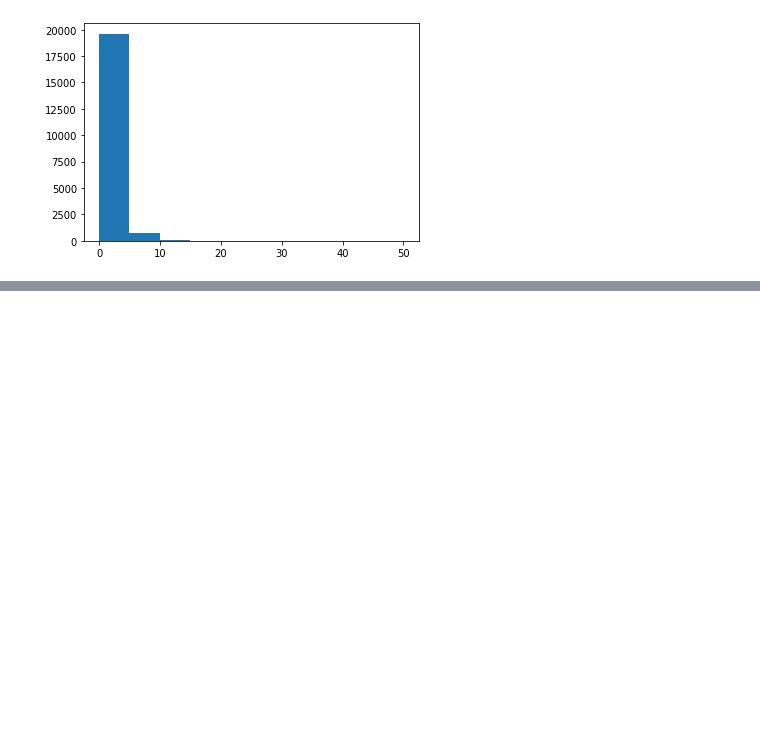
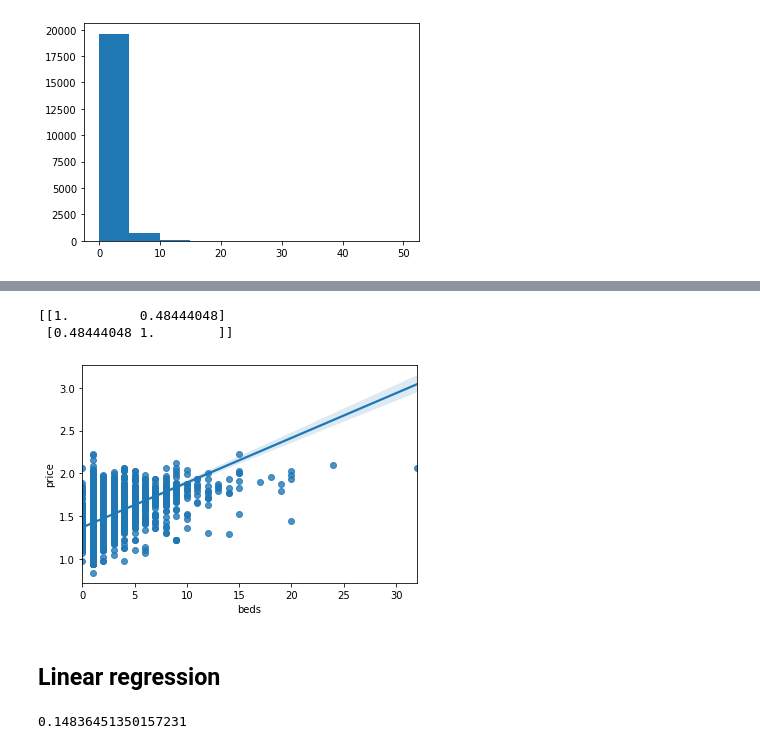
Before and after one commit to RyanXJu/Airbnb_Montreal, a Jupyter notebook: PricePrediction.ipynb, the cells around one changed output, grey strips where cells are left out. Cells and saved outputs as stored; diff of their text form; code cells hidden in the pictures; blank space fills up the shorter version.

```diff
--- a/PricePrediction.ipynb
+++ b/PricePrediction.ipynb
@@ -214,0 +288,10 @@ plt.hist(df.beds.fillna(0))
+# %%
+sns.regplot(x=X_train.beds,
+            y=np.log(np.log(y_train)),fit_reg=True)
+print (np.corrcoef(X_train.beds, np.log((y_train))))
+# %% [output]
+[[1.         0.48444048]
+ [0.48444048 1.        ]]
+[figure, added]
+# %% [markdown]
+## Linear regression
@@ -214,0 +301,5 @@ plt.hist(df.beds.fillna(0))
+# %%
+# R^2
+reg.score(X_train, y_train)
+# %% [output]
+0.14836451350157231
```
Also changed, not shown: parts of 19 cells of this notebook.
